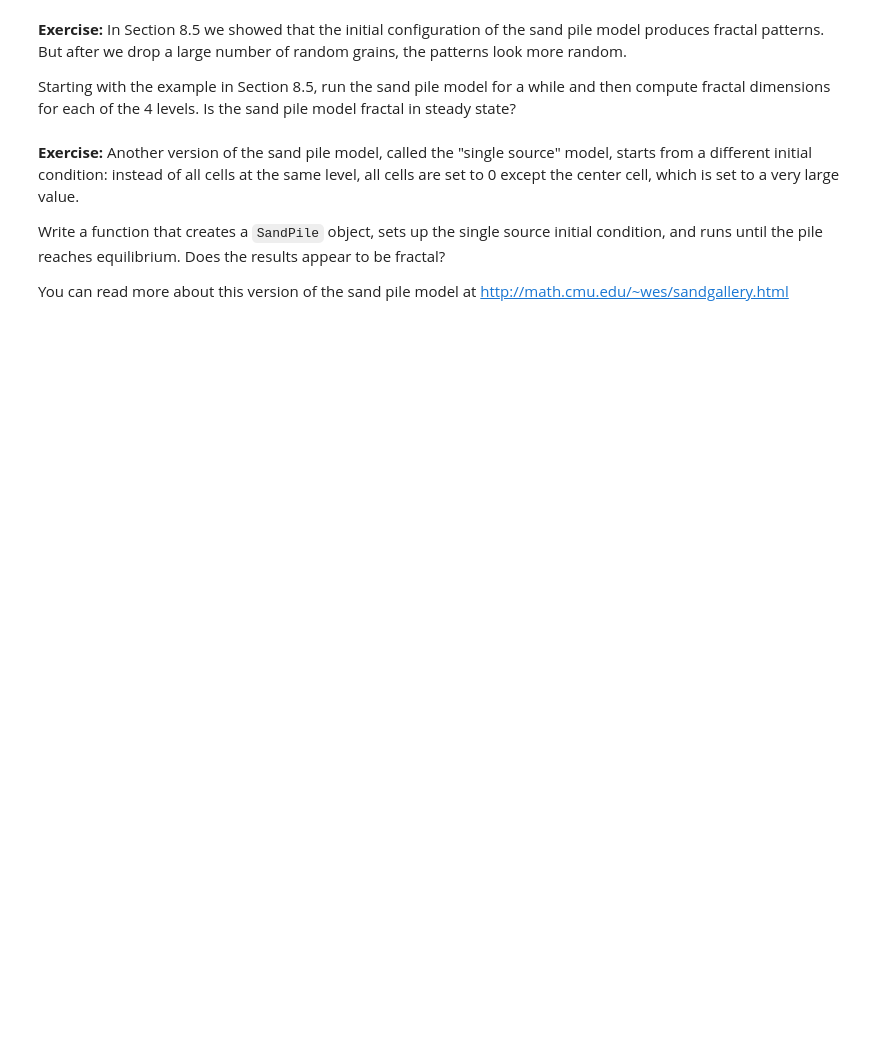
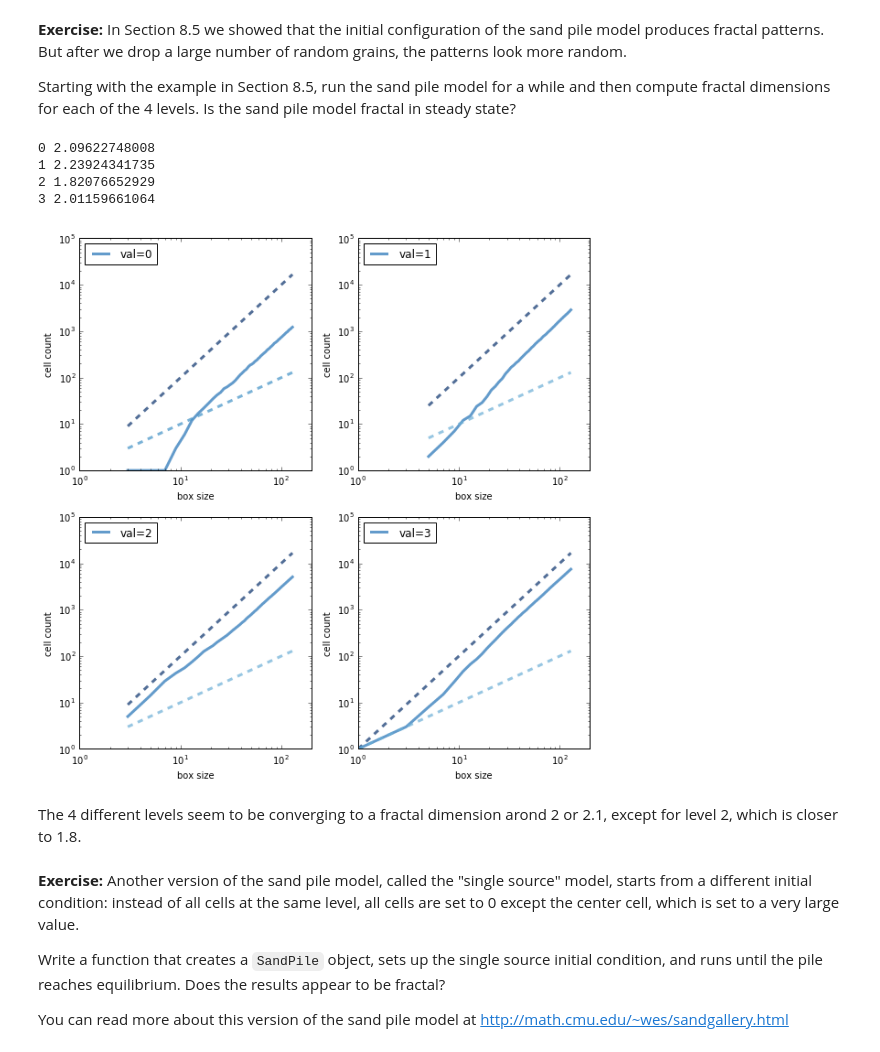
Before and after one commit to AllenDowney/ThinkComplexity2, a Jupyter notebook: code/chap08.ipynb, the cells around one changed output. Cells and saved outputs as stored; diff of their text form; code cells hidden in the pictures; blank space fills up the shorter version.

```diff
--- a/code/chap08.ipynb
+++ b/code/chap08.ipynb
@@ -420,3 +432,24 @@ Starting with the example in Section 8.5, run the sand pile model for a while an
+# %%
+from copy import deepcopy
+
+mypile = deepcopy(pile3)
+myview = SandPileViewer(mypile)
+grains_to_drop = 5000
+for i in range(grains_to_drop):
+    mypile.drop_and_run()
+
+fractal_dims = box_count_four(mypile)
+
+for i, d in enumerate(fractal_dims):
+    print(i, d)
+# %% [output]
+0 2.09622748008
+1 2.23924341735
+2 1.82076652929
+3 2.01159661064
+[figure, added]
+# %% [markdown]
+The 4 different levels seem to be converging to a fractal dimension arond 2 or 2.1, except for level 2, which is closer to 1.8.
 # %%
 # Solution goes here
 # %%
```
Also changed, not shown: parts of 16 cells of this notebook, 6 other files.
